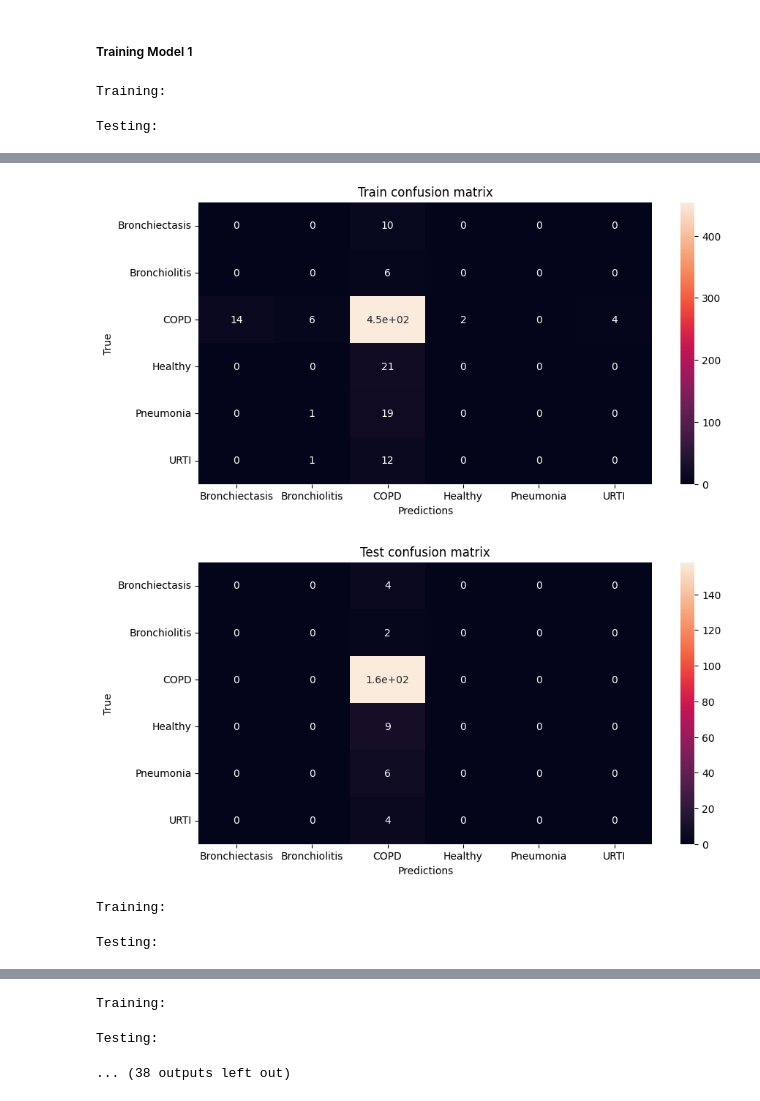
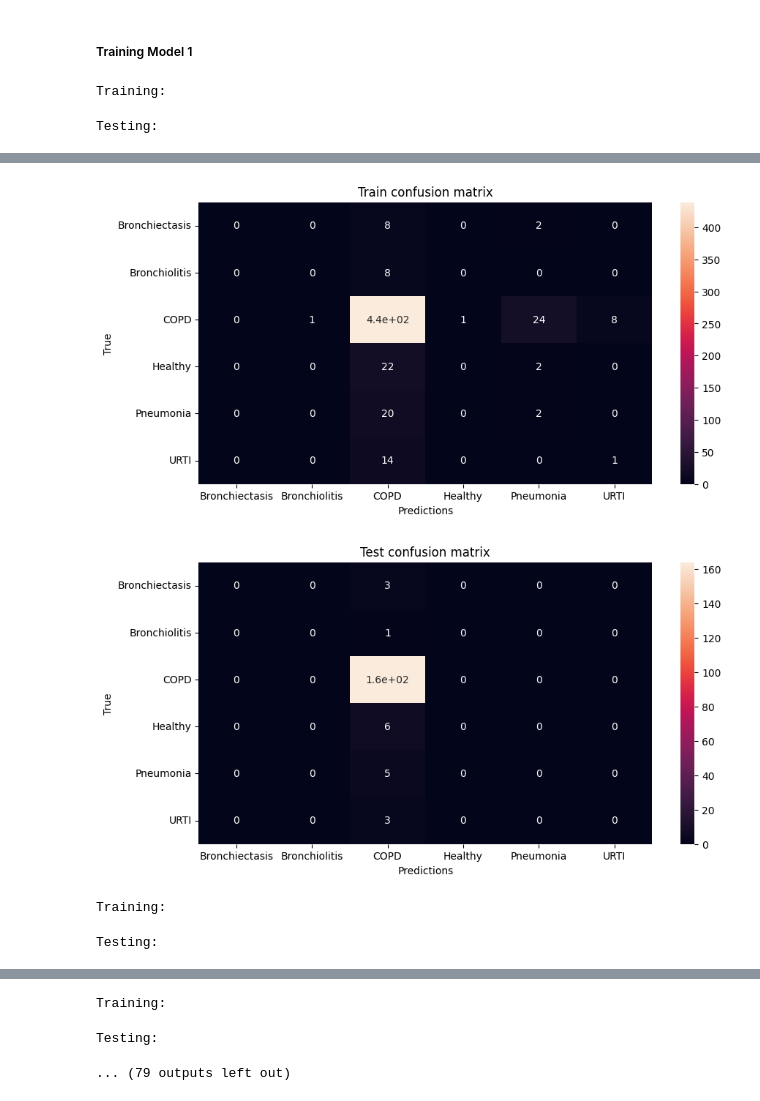
Before and after one commit to snehilchatterjee/respiratory_disease_classifier, a Jupyter notebook: AudioClassification_Training/audio_classifier.ipynb, the cells around one changed output, grey strips where cells are left out. Drawn from its saved outputs; the diff is of its cells as text; code cells hidden in the pictures.

Commit message:
model editing

```diff
--- a/AudioClassification_Training/audio_classifier.ipynb
+++ b/AudioClassification_Training/audio_classifier.ipynb
@@ -142,6 +143,8 @@ class audio_dataset(Dataset):
                 for j in i:
                     self.paths.append(j)
 
+        self.scaler=StandardScaler()
+
 
     def get_class(self,file: str):
         return self.info_df[self.info_df[0]==int(file.split("/")[-1].split("_")[0])][1].values[0]
@@ -155,7 +158,7 @@ class audio_dataset(Dataset):
         self.class_val=self.class_to_idx[self.get_class(self.val)]
 
         self.signal, self.sr = librosa.load(self.val)
-        self.signal = torch.unsqueeze(torch.from_numpy(extract_process(self.signal, self.sr)),dim=0).type(torch.float32)
+        self.signal = torch.unsqueeze(torch.from_numpy(np.squeeze(self.scaler.fit_transform(np.reshape(extract_process(self.signal, self.sr),newshape=(-1,1))))),dim=0).type(torch.float32)
 
         return self.signal,self.class_val
 # %% [markdown]
@@ -239,29 +242,28 @@ cf_matrix=ConfusionMatrix(num_classes=len(train_ds.classes),task="multiclass")
 class auditory_transformer(nn.Module):
     def __init__(self):
         super().__init__()
-        self.input_embedding=nn.Sequential(nn.Conv1d(in_channels=1,out_channels=128,kernel_size=4),
+        self.input_embedding=nn.Sequential(nn.Conv1d(in_channels=1,out_channels=256,stride=1,kernel_size=5),
                                            nn.ReLU(),
-                                           nn.BatchNorm1d(num_features=128),
-                                           nn.Conv1d(in_channels=128,out_channels=256,kernel_size=4),
+                                           nn.MaxPool1d(kernel_size=5,stride=2,padding=1),
+                                           nn.Conv1d(in_channels=256,out_channels=256,kernel_size=4),
                                            nn.ReLU(),
-                                           nn.BatchNorm1d(num_features=256),
-                                           nn.Conv1d(in_channels=256,out_channels=512,kernel_size=4),
+                                           nn.MaxPool1d(kernel_size=5,stride=1,padding=1),
+                                           nn.Conv1d(in_channels=256,out_channels=128,kernel_size=4),
                                            nn.ReLU(),
-                                           nn.BatchNorm1d(num_features=512),
-                                           nn.Conv1d(in_channels=512,out_channels=256,kernel_size=4),
-                                           nn.ReLU(),
-                                           nn.BatchNorm1d(num_features=256),
-                                           nn.Conv1d(in_channels=256,out_channels=128,kernel_size=5),
-                                           nn.ReLU(),
-                                           nn.BatchNorm1d(num_features=128),
+                                           nn.MaxPool1d(kernel_size=5,stride=2,padding=1),
                                            nn.Conv1d(in_channels=128,out_channels=64,kernel_size=4),
                                            nn.ReLU(),
-                                           nn.BatchNorm1d(num_features=64),
-                                           nn.Conv1d(in_channels=64,out_channels=4,kernel_size=4),
+                                           nn.MaxPool1d(kernel_size=5,stride=2,padding=1),
+                                           nn.Conv1d(in_channels=64,out_channels=32,kernel_size=5),
                                            nn.ReLU(),
+                                           nn.MaxPool1d(kernel_size=5,stride=2,padding=1),
+                                           nn.Dropout(p=0.2),
                                            nn.Flatten(),
                                            nn.ReLU(),
-                                           nn.Linear(in_features=640,out_features=len(train_ds.classes),bias=True))
+                                           nn.Linear(in_features=192,out_features=32,bias=True),
+                                           nn.ReLU(),
+                                           nn.Dropout(p=0.3),
+                                           nn.Linear(in_features=32,out_features=len(train_ds.classes),bias=True))
 
     def forward(self,x):
         return self.input_embedding(x)
@@ -280,7 +282,7 @@ torch.Size([32, 6])
 # %% [markdown]
 ##### Optimizer and loss function
 # %%
-optimizer=torch.optim.AdamW(params=model.parameters())
+optimizer=torch.optim.Adam(params=model.parameters())
 loss_fn=nn.CrossEntropyLoss()
 # %% [markdown]
 ##### Training Function
@@ -415,7 +417,7 @@ def train_model(model,epochs):
 # %% [markdown]
 ##### Training Model 1
 # %%
-epochs=10
+epochs=30
 train_model(model,epochs)
 # %% [output]
 Training:
@@ -435,5 +438,5 @@ Test F1 Score: 0.29106952498356503
-[figure, old version]
+[figure, new version]
-[figure, old version]
+[figure, new version]
 Training:
 Testing:
 Epoch 2:
@@ -453,3 +457,3 @@ Test F1 Score: 0.2658756872018178
 Training:
 Testing:
-... (38 outputs left out)
+... (79 outputs left out)
```
Also changed, not shown: parts of 4 cells of this notebook, 3 other files.
